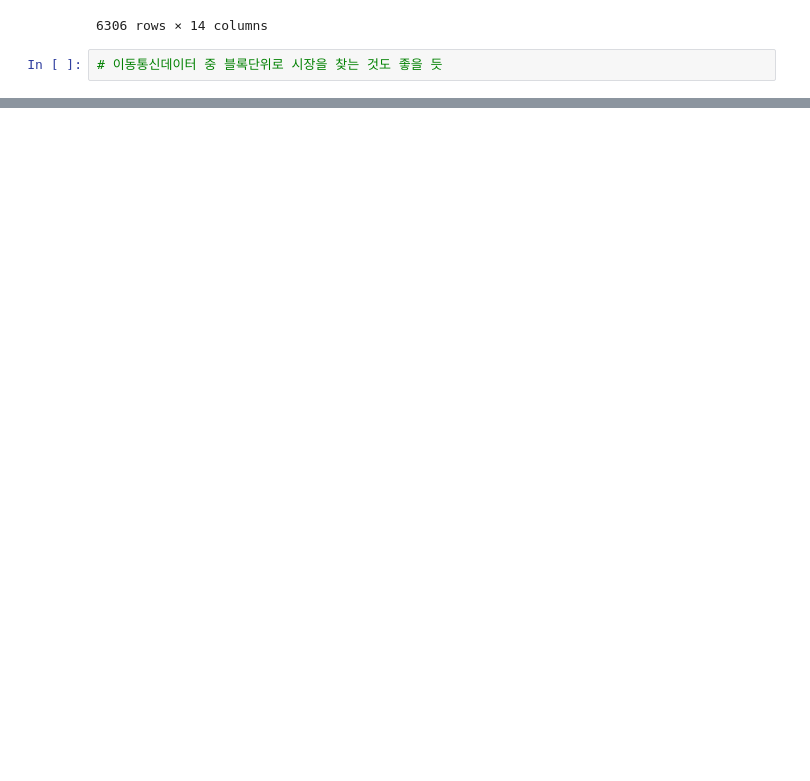
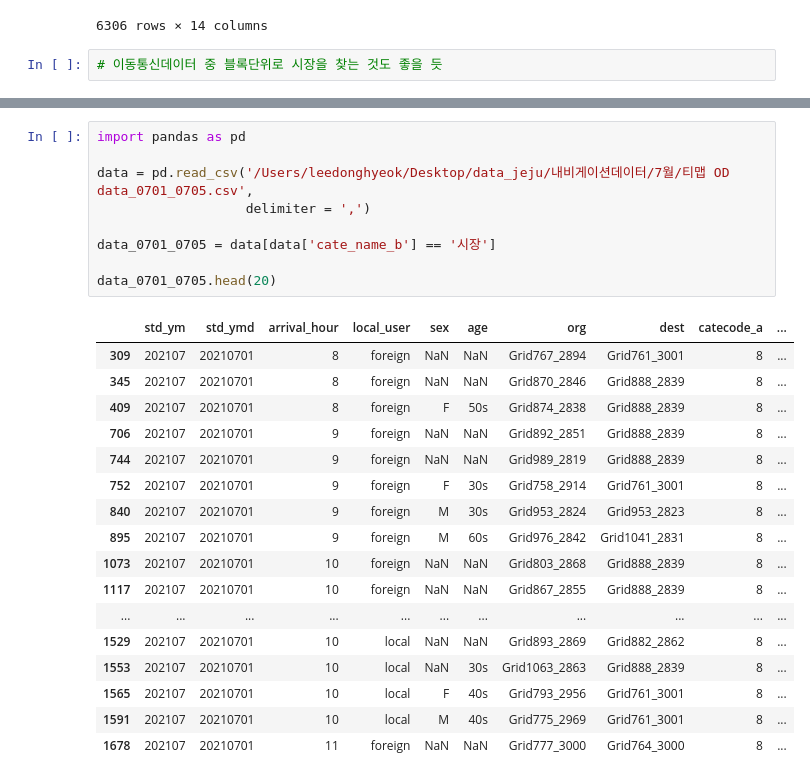
Before and after one commit to dhe625/jeju, a Jupyter notebook: test.ipynb, the cells around one changed output, grey strips where cells are left out. Saved outputs shown, nothing was run; the diff lists cells and outputs as text; blank space fills up the shorter version.

```diff
--- a/test.ipynb
+++ b/test.ipynb
@@ -81,0 +220,27 @@ market
+# %%
+import pandas as pd
+
+data = pd.read_csv('/Users/leedonghyeok/Desktop/data_jeju/내비게이션데이터/7월/티맵 OD data_0701_0705.csv',
+                   delimiter = ',')
+
+data_0701_0705 = data[data['cate_name_b'] == '시장']
+
+data_0701_0705.head(20)
+# %% [output]
+|  | std_ym | std_ymd | arrival_hour | local_user | sex | age | org | dest | catecode_a | ... |
+| 309 | 202107 | 20210701 | 8 | foreign | NaN | NaN | Grid767_2894 | Grid761_3001 | 8 | ... |
+| 345 | 202107 | 20210701 | 8 | foreign | NaN | NaN | Grid870_2846 | Grid888_2839 | 8 | ... |
+| 409 | 202107 | 20210701 | 8 | foreign | F | 50s | Grid874_2838 | Grid888_2839 | 8 | ... |
+| 706 | 202107 | 20210701 | 9 | foreign | NaN | NaN | Grid892_2851 | Grid888_2839 | 8 | ... |
+| 744 | 202107 | 20210701 | 9 | foreign | NaN | NaN | Grid989_2819 | Grid888_2839 | 8 | ... |
+| 752 | 202107 | 20210701 | 9 | foreign | F | 30s | Grid758_2914 | Grid761_3001 | 8 | ... |
+| 840 | 202107 | 20210701 | 9 | foreign | M | 30s | Grid953_2824 | Grid953_2823 | 8 | ... |
+| 895 | 202107 | 20210701 | 9 | foreign | M | 60s | Grid976_2842 | Grid1041_2831 | 8 | ... |
+| 1073 | 202107 | 20210701 | 10 | foreign | NaN | NaN | Grid803_2868 | Grid888_2839 | 8 | ... |
+| 1117 | 202107 | 20210701 | 10 | foreign | NaN | NaN | Grid867_2855 | Grid888_2839 | 8 | ... |
+| ... | ... | ... | ... | ... | ... | ... | ... | ... | ... | ... |
+| 1529 | 202107 | 20210701 | 10 | local | NaN | NaN | Grid893_2869 | Grid882_2862 | 8 | ... |
+| 1553 | 202107 | 20210701 | 10 | local | NaN | 30s | Grid1063_2863 | Grid888_2839 | 8 | ... |
+| 1565 | 202107 | 20210701 | 10 | local | F | 40s | Grid793_2956 | Grid761_3001 | 8 | ... |
+| 1591 | 202107 | 20210701 | 10 | local | M | 40s | Grid775_2969 | Grid761_3001 | 8 | ... |
+| 1678 | 202107 | 20210701 | 11 | foreign | NaN | NaN | Grid777_3000 | Grid764_3000 | 8 | ... |
```
Also changed, not shown: parts of 8 cells of this notebook.
